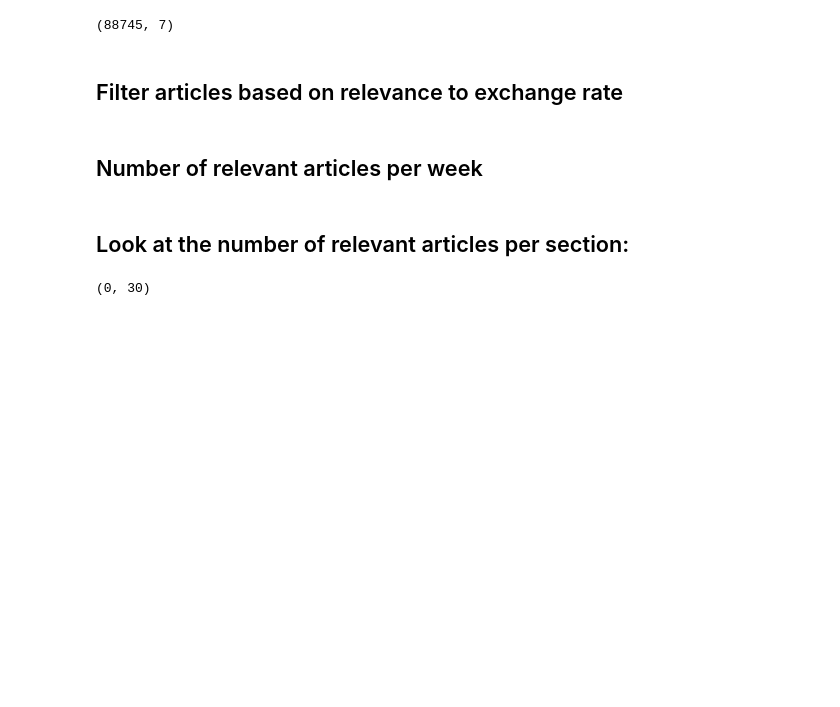
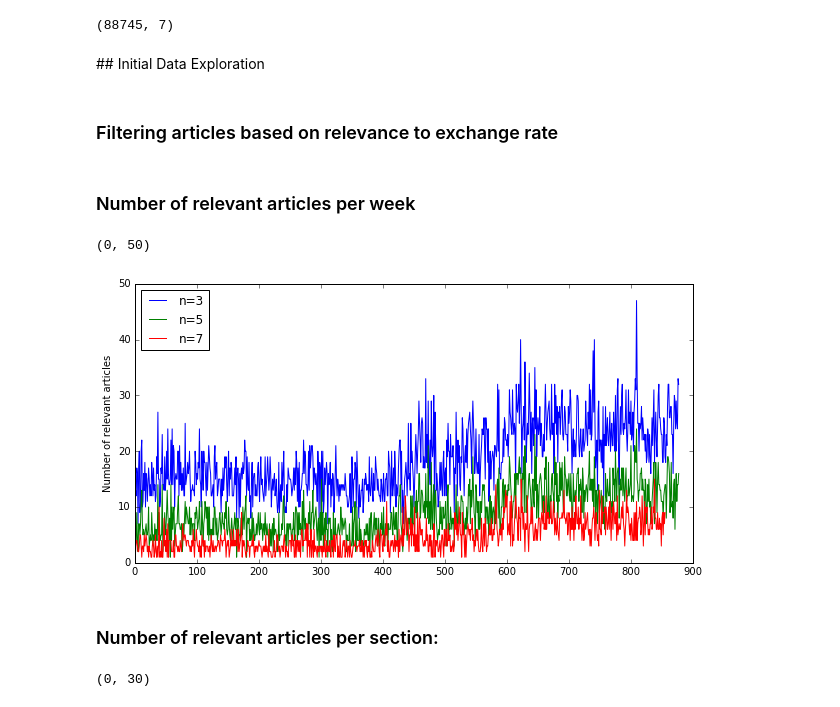
Before and after one commit to nikhilaravi/exchangerate, a Jupyter notebook: data_collection/sentiwordnet_analysis.ipynb, the cells around one changed output. Cells and saved outputs as stored; diff of their text form; code cells hidden in the pictures; blank space fills up the shorter version.

```diff
--- a/data_collection/sentiwordnet_analysis.ipynb
+++ b/data_collection/sentiwordnet_analysis.ipynb
@@ -31,6 +44,8 @@ articles_df.iloc[2]['Body Text']
 articles_df.shape
 # %% [output]
 (88745, 7)
+# %% [markdown]
+## Initial Data Exploration
 # %% [markdown]
-## Filter articles based on relevance to exchange rate
+### Filtering articles based on relevance to exchange rate
 # %%
@@ -44,23 +60,26 @@ def find_relevant(text, n):
     else:
         return False
 # %% [markdown]
-## Number of relevant articles per week
+### Number of relevant articles per week
 # %%
 text = articles_df['Body Text'].values[0]
 
-# plt.figure(figsize=(10,5))
+plt.figure(figsize=(10,5))
 for n in [3,5,7]:
     relevant_articles = [find_relevant(text, n) for text in articles_df['Body Text'].values]
     relevant_df = articles_df[relevant_articles]
     weekly_articles = relevant_df.groupby('Week Start').size().reset_index()
-#     plt.plot(weekly_articles[0], label='n='+str(n),)
+    plt.plot(weekly_articles[0], label='n='+str(n),)
 
-# plt.legend(loc='best')
-# plt.ylabel('Number of relevant articles')
-# axes = plt.gca()
-# axes.set_ylim([0,50])
+plt.legend(loc='best')
+plt.ylabel('Number of relevant articles')
+axes = plt.gca()
+axes.set_ylim([0,50])
+# %% [output]
+(0, 50)
+[figure, added]
 # %% [markdown]
-## Look at the number of relevant articles per section:
+### Number of relevant articles per section:
 # %%
 n = 3
 relevant_articles = [find_relevant(text, n) for text in articles_df['Body Text'].values]
```
Also changed, not shown: parts of 40 cells of this notebook.
